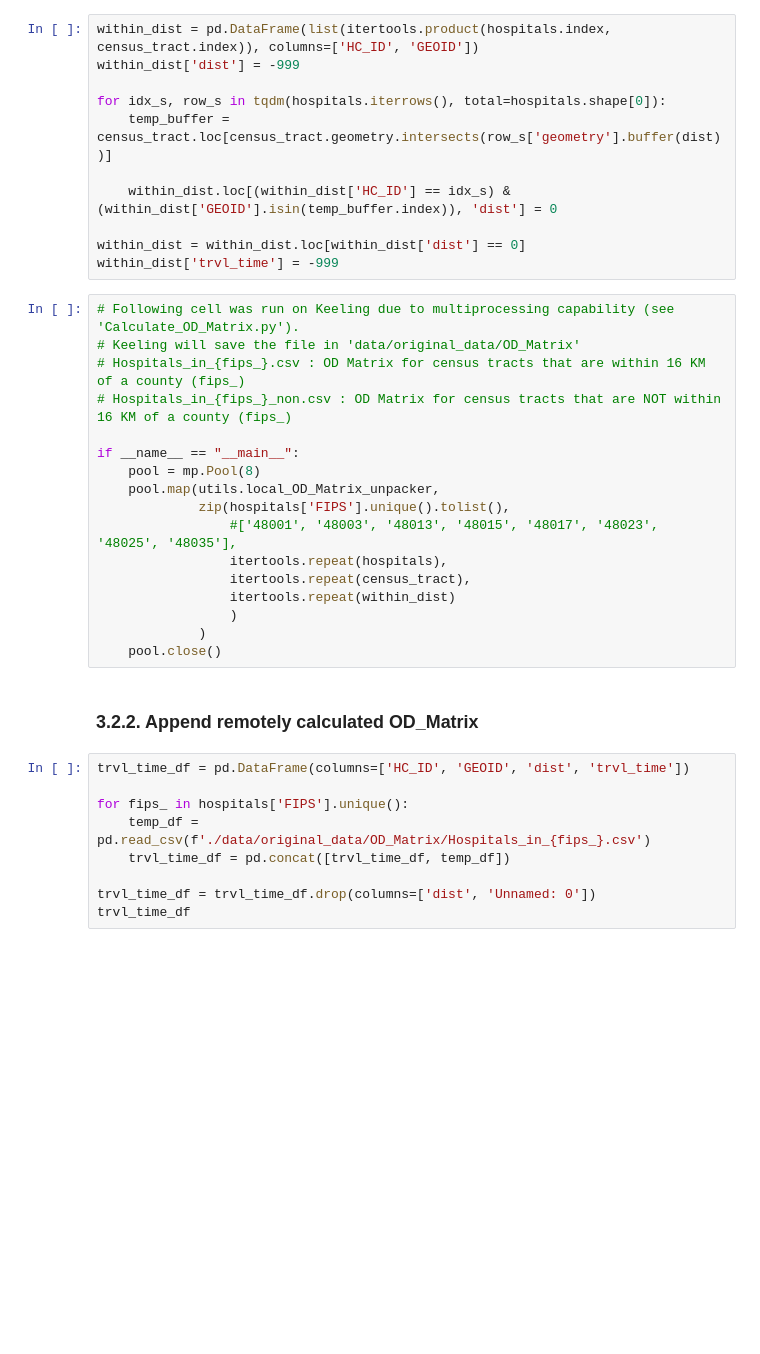
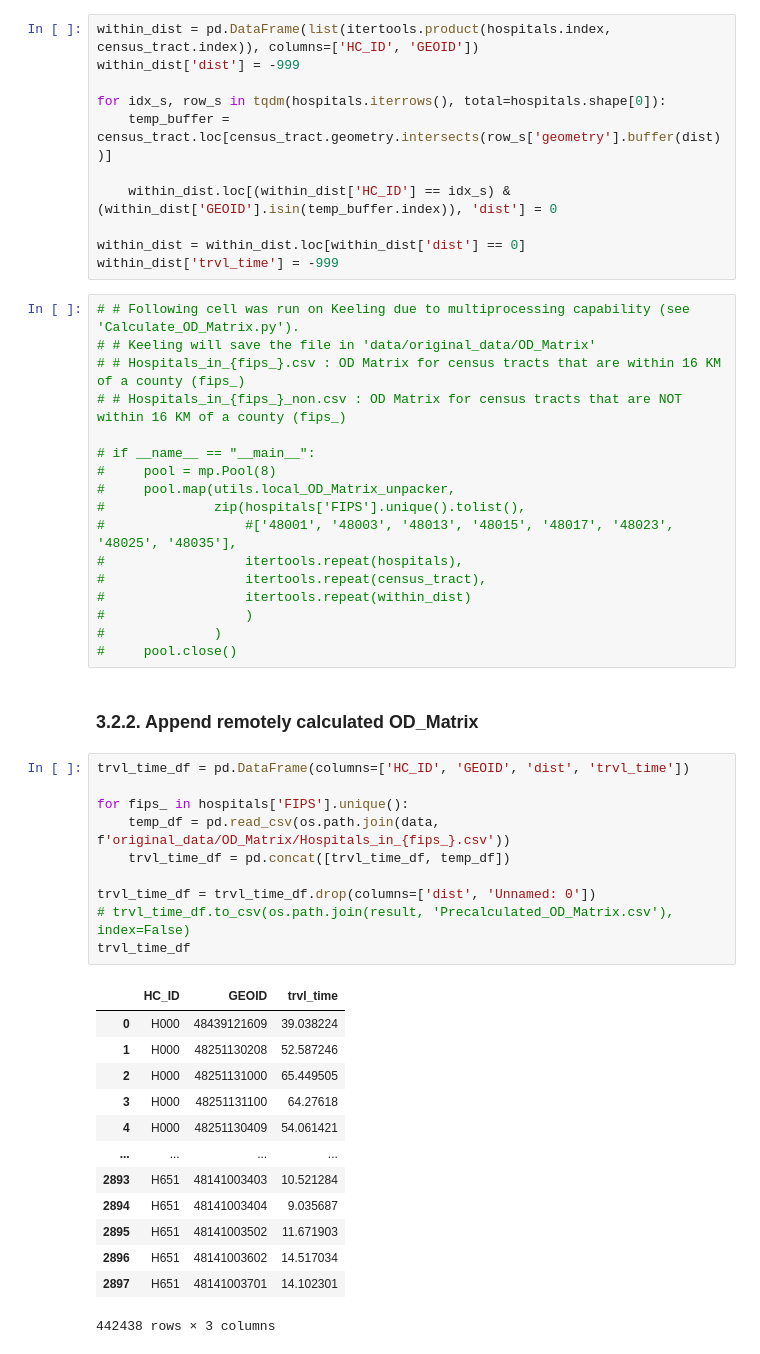
Before and after one commit to cybergis/ST_ICU_Access, a Jupyter notebook: other_notebooks/Data_Preprocessing.ipynb, the cells around one changed output. Cells and saved outputs as stored; diff of their text form; blank space fills up the shorter version.

```diff
--- a/other_notebooks/Data_Preprocessing.ipynb
+++ b/other_notebooks/Data_Preprocessing.ipynb
@@ -592,30 +630,45 @@ for idx_s, row_s in tqdm(hospitals.iterrows(), total=hospitals.shape[0]):
 within_dist = within_dist.loc[within_dist['dist'] == 0]
 within_dist['trvl_time'] = -999
 # %%
-# Following cell was run on Keeling due to multiprocessing capability (see 'Calculate_OD_Matrix.py').
-# Keeling will save the file in 'data/original_data/OD_Matrix'
-# Hospitals_in_{fips_}.csv : OD Matrix for census tracts that are within 16 KM of a county (fips_)
-# Hospitals_in_{fips_}_non.csv : OD Matrix for census tracts that are NOT within 16 KM of a county (fips_)
+# # Following cell was run on Keeling due to multiprocessing capability (see 'Calculate_OD_Matrix.py').
+# # Keeling will save the file in 'data/original_data/OD_Matrix'
+# # Hospitals_in_{fips_}.csv : OD Matrix for census tracts that are within 16 KM of a county (fips_)
+# # Hospitals_in_{fips_}_non.csv : OD Matrix for census tracts that are NOT within 16 KM of a county (fips_)
 
-if __name__ == "__main__":
-    pool = mp.Pool(8)
-    pool.map(utils.local_OD_Matrix_unpacker,
-             zip(hospitals['FIPS'].unique().tolist(),
-                 #['48001', '48003', '48013', '48015', '48017', '48023', '48025', '48035'],
-                 itertools.repeat(hospitals),
-                 itertools.repeat(census_tract),
-                 itertools.repeat(within_dist)
-                 )
-             )
-    pool.close()
+# if __name__ == "__main__":
+#     pool = mp.Pool(8)
+#     pool.map(utils.local_OD_Matrix_unpacker,
+#              zip(hospitals['FIPS'].unique().tolist(),
+#                  #['48001', '48003', '48013', '48015', '48017', '48023', '48025', '48035'],
+#                  itertools.repeat(hospitals),
+#                  itertools.repeat(census_tract),
+#                  itertools.repeat(within_dist)
+#                  )
+#              )
+#     pool.close()
 # %% [markdown]
 ### 3.2.2. Append remotely calculated OD_Matrix
 # %%
 trvl_time_df = pd.DataFrame(columns=['HC_ID', 'GEOID', 'dist', 'trvl_time'])
 
 for fips_ in hospitals['FIPS'].unique():
-    temp_df = pd.read_csv(f'./data/original_data/OD_Matrix/Hospitals_in_{fips_}.csv')
+    temp_df = pd.read_csv(os.path.join(data, f'original_data/OD_Matrix/Hospitals_in_{fips_}.csv'))
     trvl_time_df = pd.concat([trvl_time_df, temp_df])
 
 trvl_time_df = trvl_time_df.drop(columns=['dist', 'Unnamed: 0'])
+# trvl_time_df.to_csv(os.path.join(result, 'Precalculated_OD_Matrix.csv'), index=False)
 trvl_time_df
+# %% [output]
+|  | HC_ID | GEOID | trvl_time |
+| 0 | H000 | 48439121609 | 39.038224 |
+| 1 | H000 | 48251130208 | 52.587246 |
+| 2 | H000 | 48251131000 | 65.449505 |
+| 3 | H000 | 48251131100 | 64.27618 |
+| 4 | H000 | 48251130409 | 54.061421 |
+| ... | ... | ... | ... |
+| 2893 | H651 | 48141003403 | 10.521284 |
+| 2894 | H651 | 48141003404 | 9.035687 |
+| 2895 | H651 | 48141003502 | 11.671903 |
+| 2896 | H651 | 48141003602 | 14.517034 |
+| 2897 | H651 | 48141003701 | 14.102301 |
+442438 rows × 3 columns
```
Also changed, not shown: parts of 12 cells of this notebook, 4 other files.
